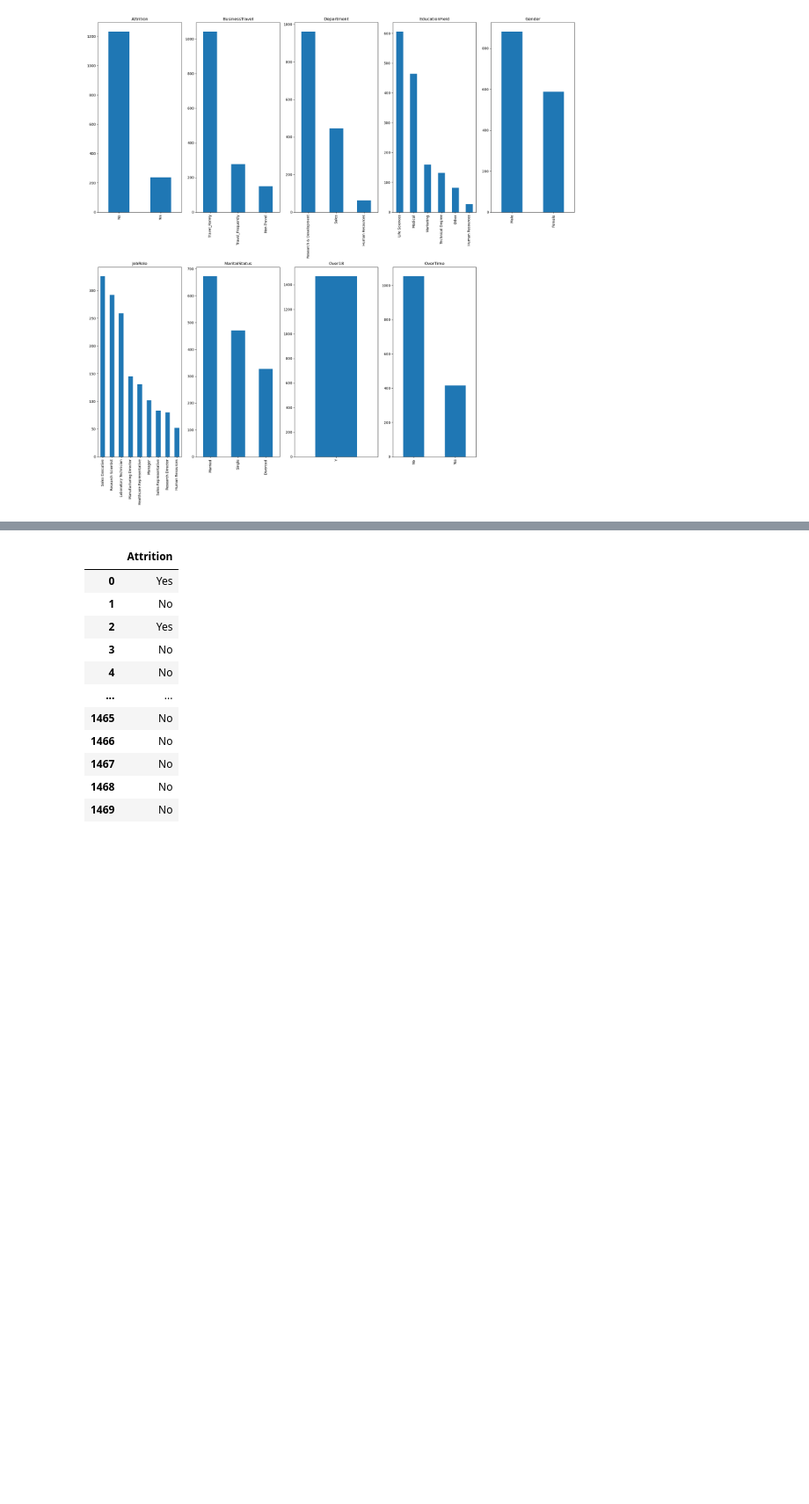
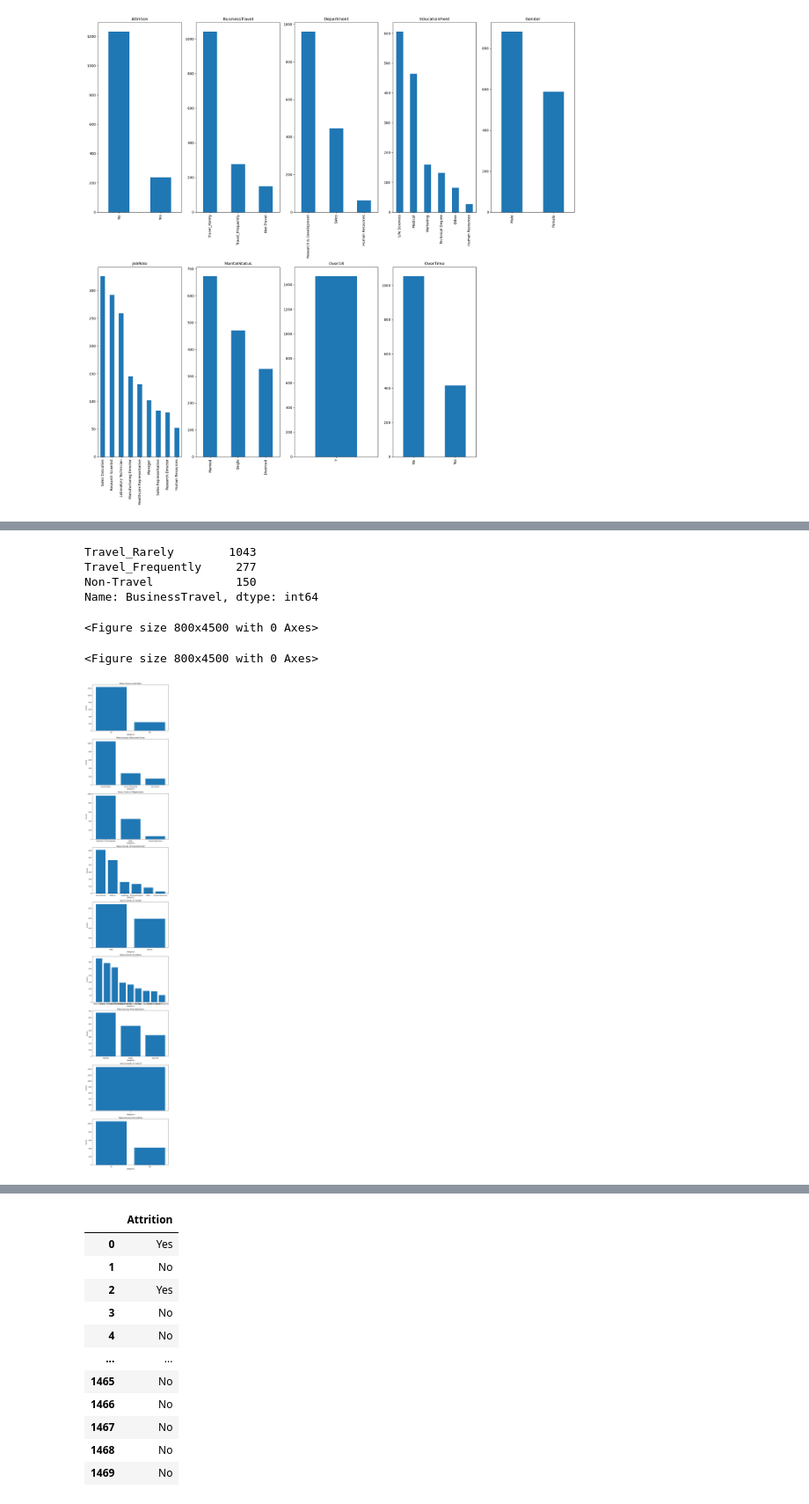
Before and after one commit to 007kakashi/pipeline_practice-, a Jupyter notebook: 1. Human Resources Data/chatpdf.ipynb, the cells around one changed output, grey strips where cells are left out. Shown at 88% size. Saved outputs shown, nothing was run; the diff lists cells and outputs as text; code cells hidden in the pictures; blank space fills up the shorter version.

```diff
--- a/1. Human Resources Data/chatpdf.ipynb
+++ b/1. Human Resources Data/chatpdf.ipynb
@@ -143,0 +171,5 @@ plt.show()
+# %%
+d_types=data.dtypes
+# %%
+cat_data=d_types[d_types=='object'].index.tolist()
+cat_data
@@ -143,0 +186,29 @@ plt.show()
+# %%
+data['BusinessTravel'].value_counts()
+# %% [output]
+Travel_Rarely        1043
+Travel_Frequently     277
+Non-Travel            150
+Name: BusinessTravel, dtype: int64
+# %%
+num_plot=len(cat_data)
+plt.figure(figsize=(8,5*num_plot))
+# %% [output]
+<Figure size 800x4500 with 0 Axes>
+<Figure size 800x4500 with 0 Axes>
+# %%
+num_plots = len(cat_data)
+plt.figure(figsize=(8, 5 * num_plots))
+
+for i, col in enumerate(cat_data, 1):
+    value_counts = data[col].value_counts()
+    plt.subplot(num_plots, 1, i)
+    plt.bar(value_counts.index, value_counts.values)
+    plt.xlabel('Categories')
+    plt.ylabel('Counts')
+    plt.title(f'Value Counts of {col}')
+
+plt.tight_layout()
+plt.show()
+# %% [output]
+[figure, added]
```
Also changed, not shown: parts of 98 cells of this notebook.
